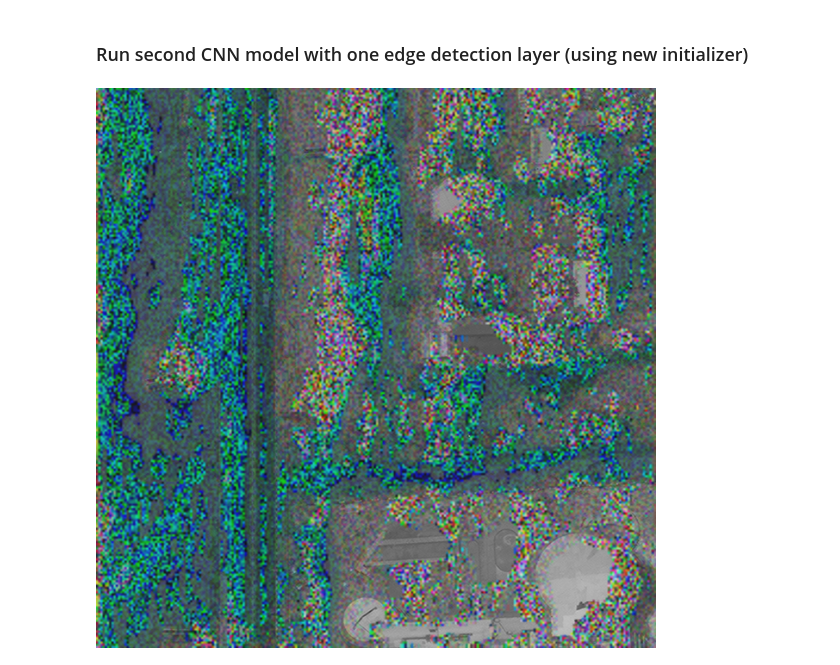
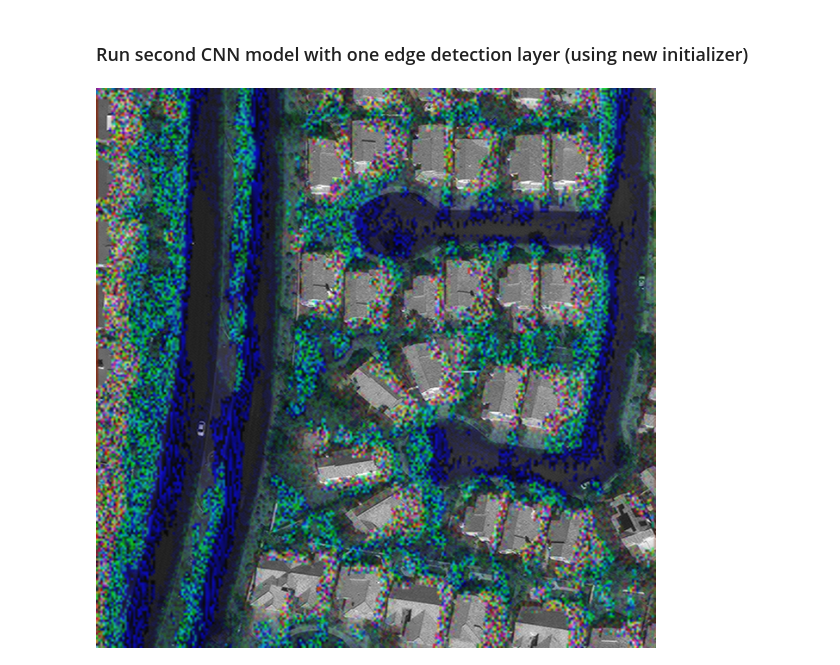
Before and after one commit to wp-cdas/UNet-Humphries, a Jupyter notebook: Edge_Detect_Filter.ipynb, the cells around one changed output. Saved outputs shown, nothing was run; the diff lists cells and outputs as text; code cells hidden in the pictures.

```diff
--- a/Edge_Detect_Filter.ipynb
+++ b/Edge_Detect_Filter.ipynb
@@ -35,7 +35,7 @@ def predImgGen(imgPath, target_size=(256,256)):
 # %% [markdown]
 ### Make first predictions for masks
 # %%
-testImg = predImgGen('/data/spacenet/bldg/AllTest/PAN-PNG/PAN_AOI_5_Khartoum_img1001.png')
+testImg = predImgGen('/data/spacenet/bldg/AllTest/PAN-PNG/PAN_AOI_2_Vegas_img1016.png')
 pred = model.predict(testImg)
 # %% [output]
 WARNING:tensorflow:From /srv/conda/envs/notebook/lib/python3.7/site-packages/keras/backend/tensorflow_backend.py:422: The name tf.global_variables is deprecated. Please use tf.compat.v1.global_variabl ...
@@ -58,23 +58,23 @@ model1.build()
 pred1 = model1.predict(pred)
 # %%
 predRe = pred1.reshape(256,256)
-# maskArrThresh = np.zeros((predRe.shape[0], predRe.shape[1], 4))
-# maskArrThresh[:,:, 0] = 50
-# maskArrThresh[:,:, 1] = 255
-# maskArrThresh[:,:, 2] = 0
-# for row in range(0, predRe.shape[0]):
-#     for col in range(0, predRe.shape[1]):
-#         maskArrThresh[row, col, 3] = 255 - int(predRe[row, col] * 255)
-# maskArrThresh = maskArrThresh.astype("uint8")
+maskArrThresh = np.zeros((predRe.shape[0], predRe.shape[1], 4))
+maskArrThresh[:,:, 0] = 50
+maskArrThresh[:,:, 1] = 255
+maskArrThresh[:,:, 2] = 0
+for row in range(0, predRe.shape[0]):
+    for col in range(0, predRe.shape[1]):
+        maskArrThresh[row, col, 3] = 255 - int(predRe[row, col] * 255)
+maskArrThresh = maskArrThresh.astype("uint8")
 maskImg = Image.fromarray(predRe, 'RGBA')
 
-PANImg = Image.open('/data/spacenet/bldg/AllTest/PAN-PNG/PAN_AOI_5_Khartoum_img1001.png')
+PANImg = Image.open('/data/spacenet/bldg/AllTest/PAN-PNG/PAN_AOI_2_Vegas_img1016.png')
 PANImgT = PANImg.convert('RGBA')
 
 PANDim = (PANImgT.width, PANImgT.height)
 maskImgRe = maskImg.resize(PANDim)
 
 comp = Image.alpha_composite(PANImgT, maskImgRe)
 comp
 # %% [output]
-[figure, old version]
+[figure, new version]
```
Also changed, not shown: parts of 3 cells of this notebook, 2 other files.
